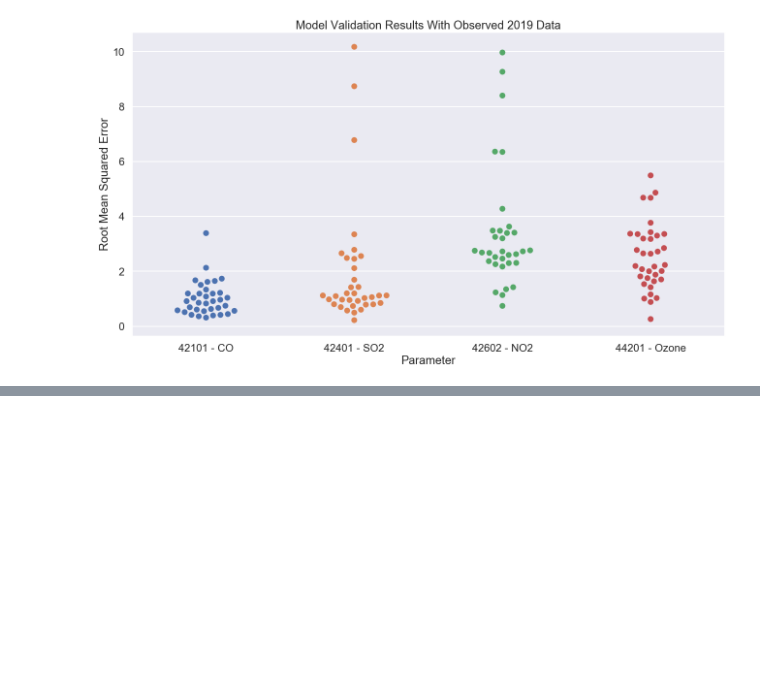
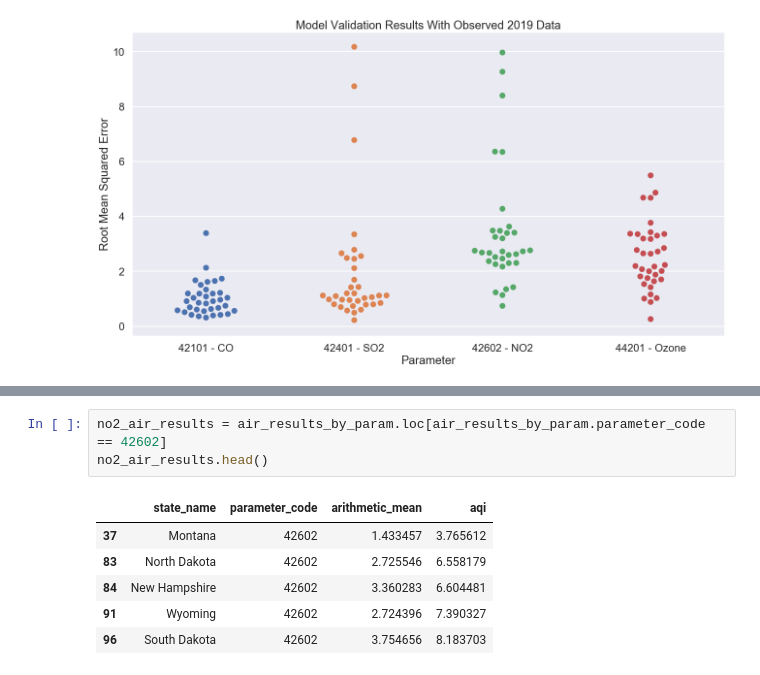
Before and after one commit to bbjornstad/air-pollution-prediction, a Jupyter notebook: data_analysis_2.ipynb, the cells around one changed output, grey strips where cells are left out. Drawn from its saved outputs; the diff is of its cells as text; blank space fills up the shorter version.

```diff
--- a/data_analysis_2.ipynb
+++ b/data_analysis_2.ipynb
@@ -562,0 +607,10 @@ rmse_val_fig.savefig('plots/model_validation_2019_swarm.png')
+# %%
+no2_air_results = air_results_by_param.loc[air_results_by_param.parameter_code == 42602]
+no2_air_results.head()
+# %% [output]
+|  | state_name | parameter_code | arithmetic_mean | aqi |
+| 37 | Montana | 42602 | 1.433457 | 3.765612 |
+| 83 | North Dakota | 42602 | 2.725546 | 6.558179 |
+| 84 | New Hampshire | 42602 | 3.360283 | 6.604481 |
+| 91 | Wyoming | 42602 | 2.724396 | 7.390327 |
+| 96 | South Dakota | 42602 | 3.754656 | 8.183703 |
```
Also changed, not shown: parts of 6 cells of this notebook.
